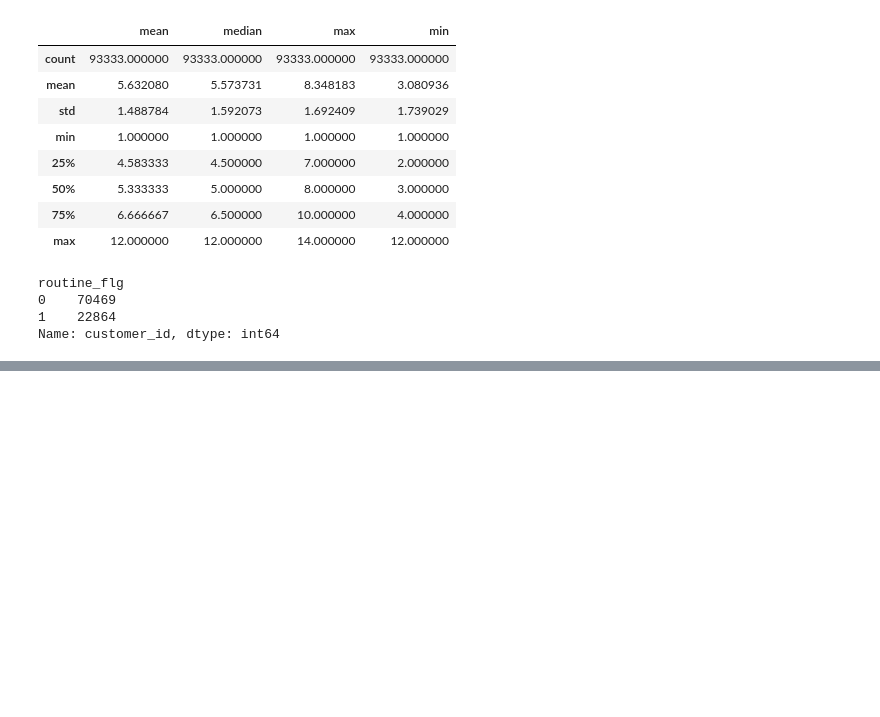
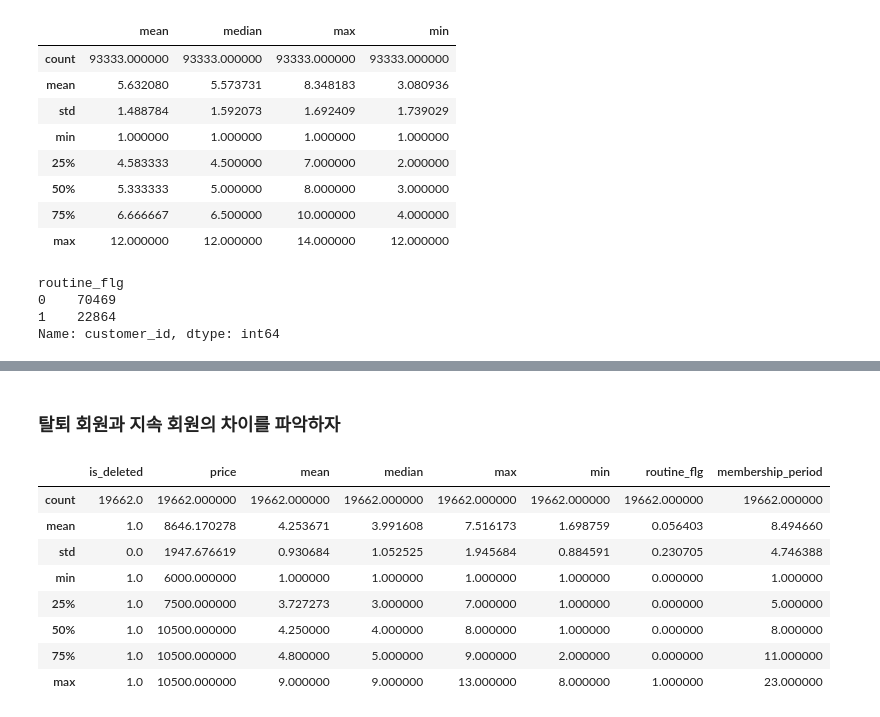
Before and after one commit to Hyehang/python_technique100, a Jupyter notebook: 03/03고객의 전체모습을 파악하는 테크닉 10.ipynb, the cells around one changed output, grey strips where cells are left out. Saved outputs shown, nothing was run; the diff lists cells and outputs as text; code cells hidden in the pictures; blank space fills up the shorter version.

```diff
--- a/03/03고객의 전체모습을 파악하는 테크닉 10.ipynb
+++ b/03/03고객의 전체모습을 파악하는 테크닉 10.ipynb
@@ -1,5 +1,6 @@
 # %%
 import pandas as pd
+pd.set_option('mode.chained_assignment',  None)
 # %%
 use_log = pd.read_csv('use_log.csv')
 # %%
@@ -305,0 +321,15 @@ plt.hist(data = customer_join)
+# %% [markdown]
+### 탈퇴 회원과 지속 회원의 차이를 파악하자
+# %%
+customer_end = customer_join.loc[customer_join['is_deleted']==1]
+customer_end.describe()
+# %% [output]
+|  | is_deleted | price | mean | median | max | min | routine_flg | membership_period |
+| count | 19662.0 | 19662.000000 | 19662.000000 | 19662.000000 | 19662.000000 | 19662.000000 | 19662.000000 | 19662.000000 |
+| mean | 1.0 | 8646.170278 | 4.253671 | 3.991608 | 7.516173 | 1.698759 | 0.056403 | 8.494660 |
+| std | 0.0 | 1947.676619 | 0.930684 | 1.052525 | 1.945684 | 0.884591 | 0.230705 | 4.746388 |
+| min | 1.0 | 6000.000000 | 1.000000 | 1.000000 | 1.000000 | 1.000000 | 0.000000 | 1.000000 |
+| 25% | 1.0 | 7500.000000 | 3.727273 | 3.000000 | 7.000000 | 1.000000 | 0.000000 | 5.000000 |
+| 50% | 1.0 | 10500.000000 | 4.250000 | 4.000000 | 8.000000 | 1.000000 | 0.000000 | 8.000000 |
+| 75% | 1.0 | 10500.000000 | 4.800000 | 5.000000 | 9.000000 | 2.000000 | 0.000000 | 11.000000 |
+| max | 1.0 | 10500.000000 | 9.000000 | 9.000000 | 13.000000 | 8.000000 | 1.000000 | 23.000000 |
```
Also changed, not shown: parts of 4 cells of this notebook.
